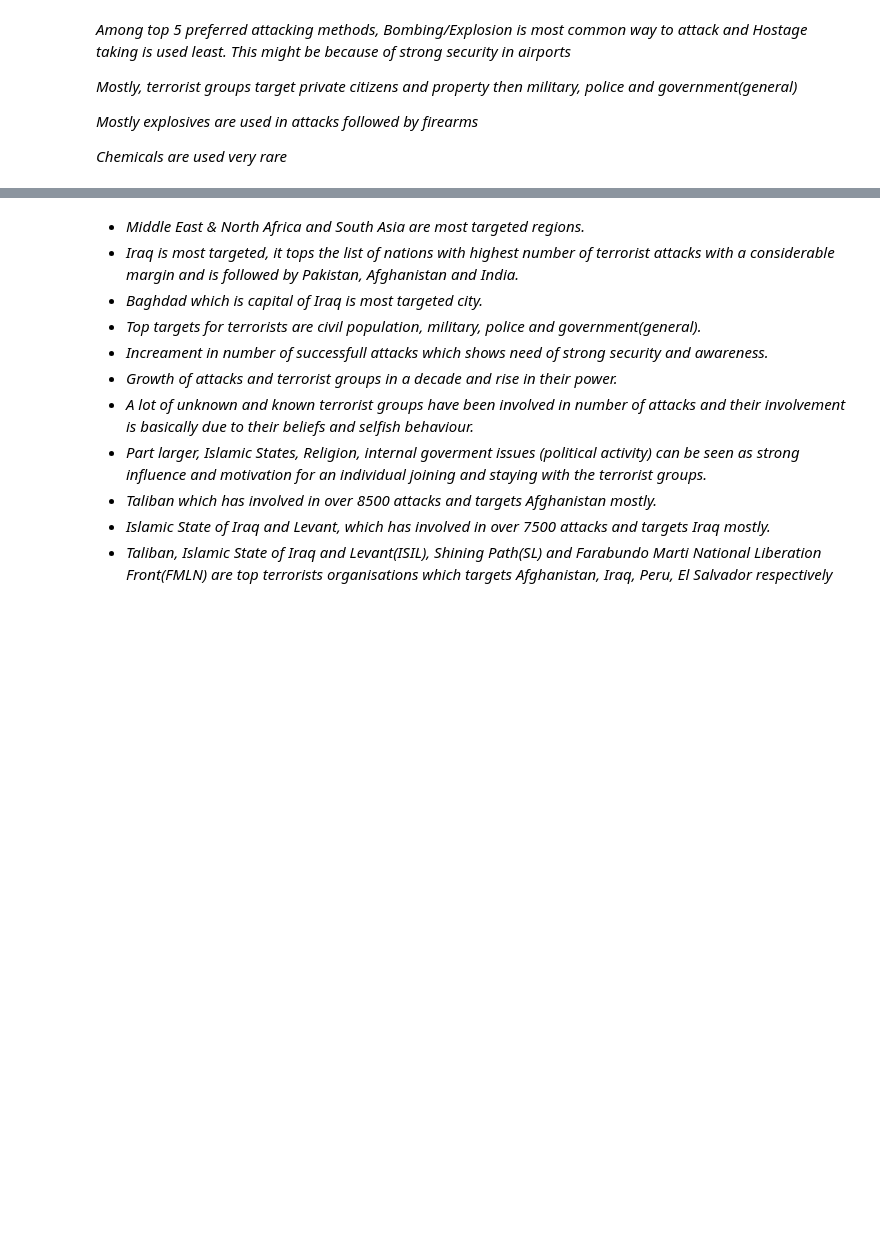
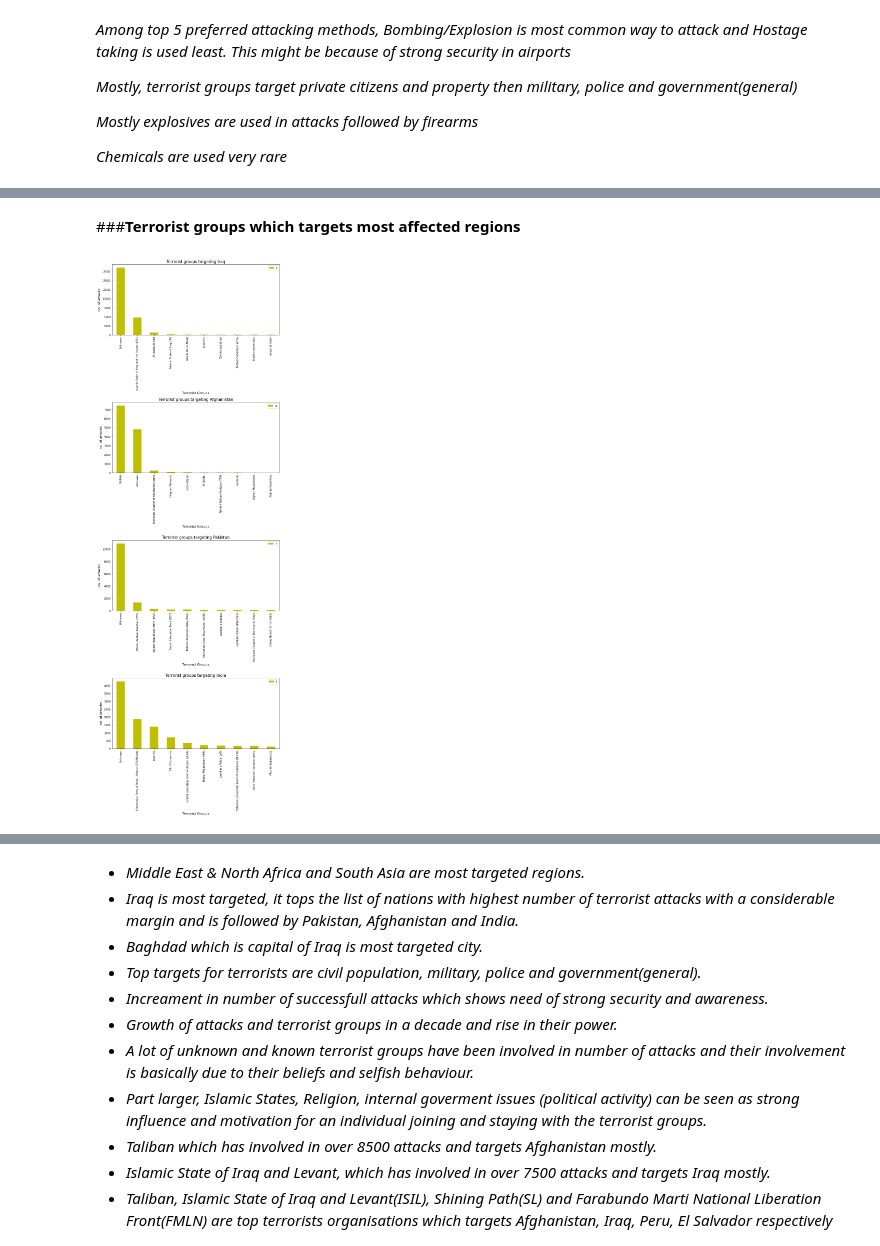
Before and after one commit to kiran9615/EDA-Global-Terrorism, a Jupyter notebook: EDA_on_Global_Terrorism.ipynb, the cells around one changed output, grey strips where cells are left out. Cells and saved outputs as stored; diff of their text form; code cells hidden in the pictures; blank space fills up the shorter version.

```diff
--- a/EDA_on_Global_Terrorism.ipynb
+++ b/EDA_on_Global_Terrorism.ipynb
@@ -918,0 +988,19 @@ plt.show()
+# %% [markdown]
+###**Terrorist groups which targets most affected regions**
+# %%
+#------------------------------------Block-55-------------------------------------
+
+fig,axs = plt.subplots(4,1, figsize=(10,30))  #initialising figure canvas
+most_targeted_countrues=['Iraq','Afghanistan','Pakistan','India']   #most targeted countries
+for i in range(4):
+  #bar plot showing no. of attacks by top 10 terrorist groups in most targeted countries
+   terroristgrp_targeting_most_targeted_countrues=updated_global_terrorism_df[updated_global_terrorism_df['Country']==
+    most_targeted_countrues[i]].groupby(['Country','Terrorist group']).agg({'eventid':
+                    'count'}).sort_values(by='eventid',ascending=False).reset_index()[0:10].plot.bar(x='Terrorist group',y='eventid',ax=axs[i],color='y')
+   terroristgrp_targeting_most_targeted_countrues.set_xlabel('Terrorist Groups',fontsize=13)
+   terroristgrp_targeting_most_targeted_countrues.set_ylabel('no. of attacks',fontsize=13)
+   terroristgrp_targeting_most_targeted_countrues.set_title('Terrorist groups targeting ' +most_targeted_countrues[i],fontsize=15)
+   terroristgrp_targeting_most_targeted_countrues.legend(most_targeted_countrues[i])
+   fig.tight_layout() #for creating proper spacing and arrangement among different figures on canvas
+# %% [output]
+[figure, added]
```
Also changed, not shown: parts of 14 cells of this notebook.
